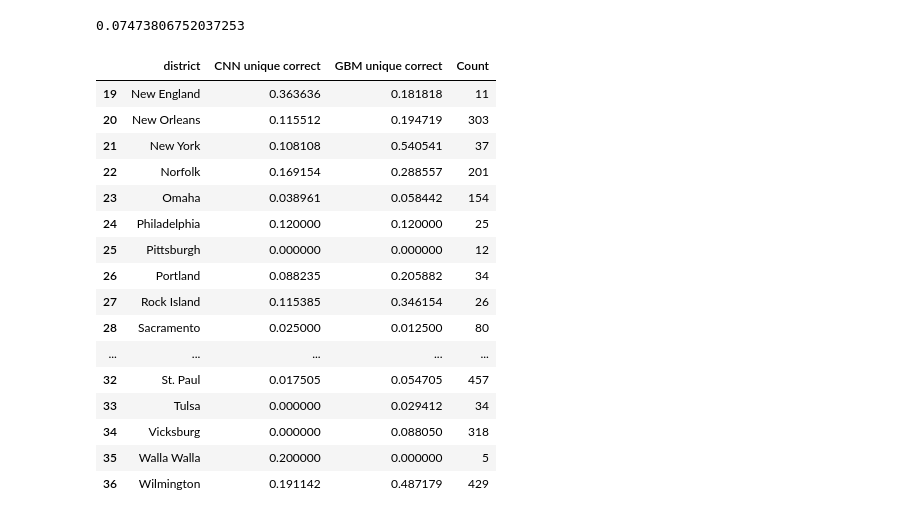
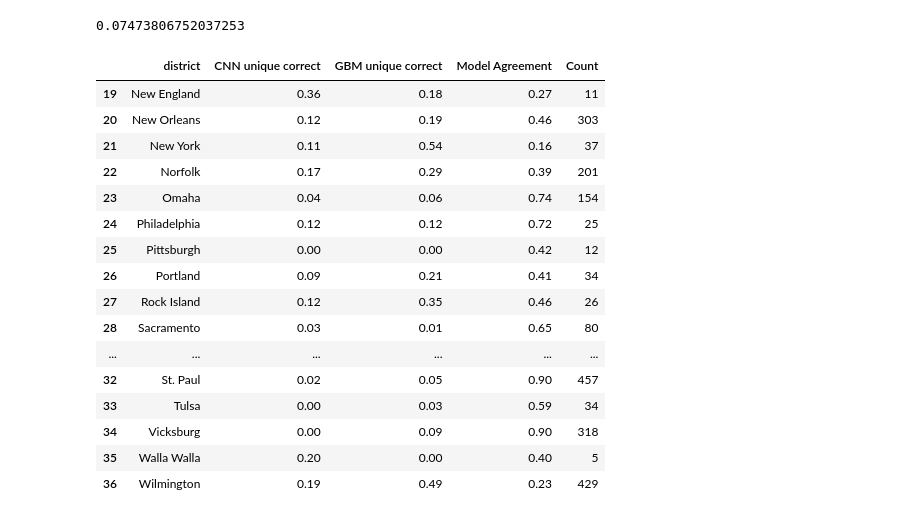
Before and after one commit to jgaustad/pollutemenot-ai, a Jupyter notebook: Madhukar/Train-Dev-Test SSS splits/model_compare.ipynb, the cells around one changed output. Saved outputs shown, nothing was run; the diff lists cells and outputs as text; code cells hidden in the pictures.

```diff
--- a/Madhukar/Train-Dev-Test SSS splits/model_compare.ipynb
+++ b/Madhukar/Train-Dev-Test SSS splits/model_compare.ipynb
@@ -103,6 +103,7 @@ df_full['correct_cnn'] = df_full.cnn_pred == df_full.cwa_det_x
 df_full['correct_gbm'] = df_full.gbm_pred == df_full.cwa_det_x
 df_full['unique_cnn_correct'] = df_full.apply(lambda x: True if x['correct_cnn'] == True and x['correct_gbm'] == False else False, axis = 1)
 df_full['unique_gbm_correct'] = df_full.apply(lambda x: True if x['correct_gbm'] == True and x['correct_cnn'] == False else False, axis = 1)
+df_full['model_agreement'] = df_full.apply(lambda x: True if x['correct_gbm'] == True and x['correct_cnn'] == True else False, axis = 1)
 
 df_full.head()
 # %% [output]
@@ -127,29 +128,30 @@ models_seperate
 # %%
 list_of_lists = []
 for district, d_df in df_full.groupby('district'):
 
     cnn_unique = sum(d_df.unique_cnn_correct)/ d_df.shape[0]
     gbm_unique = sum(d_df.unique_gbm_correct)/ d_df.shape[0]
-    list_of_lists.append([district, cnn_unique, gbm_unique, d_df.shape[0]])
+    model_agree = sum(d_df.model_agreement)/ d_df.shape[0]
+    list_of_lists.append([district, round(cnn_unique,2), round(gbm_unique,2), round(model_agree,2), d_df.shape[0]])
 
 df_district = pd.DataFrame(list_of_lists)
-df_district.columns = ['district', 'CNN unique correct', 'GBM unique correct', 'Count']
+df_district.columns = ['district', 'CNN unique correct', 'GBM unique correct', 'Model Agreement', 'Count']
 df_district.iloc[19:]
 # %% [output]
-|  | district | CNN unique correct | GBM unique correct | Count |
-| 19 | New England | 0.363636 | 0.181818 | 11 |
-| 20 | New Orleans | 0.115512 | 0.194719 | 303 |
-| 21 | New York | 0.108108 | 0.540541 | 37 |
-| 22 | Norfolk | 0.169154 | 0.288557 | 201 |
-| 23 | Omaha | 0.038961 | 0.058442 | 154 |
-| 24 | Philadelphia | 0.120000 | 0.120000 | 25 |
-| 25 | Pittsburgh | 0.000000 | 0.000000 | 12 |
-| 26 | Portland | 0.088235 | 0.205882 | 34 |
-| 27 | Rock Island | 0.115385 | 0.346154 | 26 |
-| 28 | Sacramento | 0.025000 | 0.012500 | 80 |
-| ... | ... | ... | ... | ... |
-| 32 | St. Paul | 0.017505 | 0.054705 | 457 |
-| 33 | Tulsa | 0.000000 | 0.029412 | 34 |
-| 34 | Vicksburg | 0.000000 | 0.088050 | 318 |
-| 35 | Walla Walla | 0.200000 | 0.000000 | 5 |
-| 36 | Wilmington | 0.191142 | 0.487179 | 429 |
+|  | district | CNN unique correct | GBM unique correct | Model Agreement | Count |
+| 19 | New England | 0.36 | 0.18 | 0.27 | 11 |
+| 20 | New Orleans | 0.12 | 0.19 | 0.46 | 303 |
+| 21 | New York | 0.11 | 0.54 | 0.16 | 37 |
+| 22 | Norfolk | 0.17 | 0.29 | 0.39 | 201 |
+| 23 | Omaha | 0.04 | 0.06 | 0.74 | 154 |
+| 24 | Philadelphia | 0.12 | 0.12 | 0.72 | 25 |
+| 25 | Pittsburgh | 0.00 | 0.00 | 0.42 | 12 |
+| 26 | Portland | 0.09 | 0.21 | 0.41 | 34 |
+| 27 | Rock Island | 0.12 | 0.35 | 0.46 | 26 |
+| 28 | Sacramento | 0.03 | 0.01 | 0.65 | 80 |
+| ... | ... | ... | ... | ... | ... |
+| 32 | St. Paul | 0.02 | 0.05 | 0.90 | 457 |
+| 33 | Tulsa | 0.00 | 0.03 | 0.59 | 34 |
+| 34 | Vicksburg | 0.00 | 0.09 | 0.90 | 318 |
+| 35 | Walla Walla | 0.20 | 0.00 | 0.40 | 5 |
+| 36 | Wilmington | 0.19 | 0.49 | 0.23 | 429 |
```
Also changed, not shown: 41 other files.
